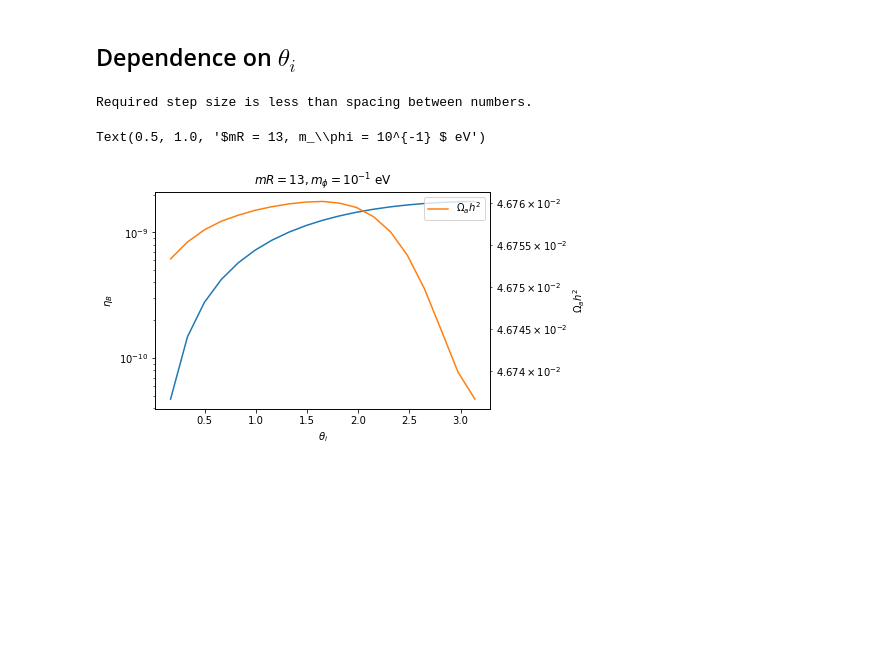
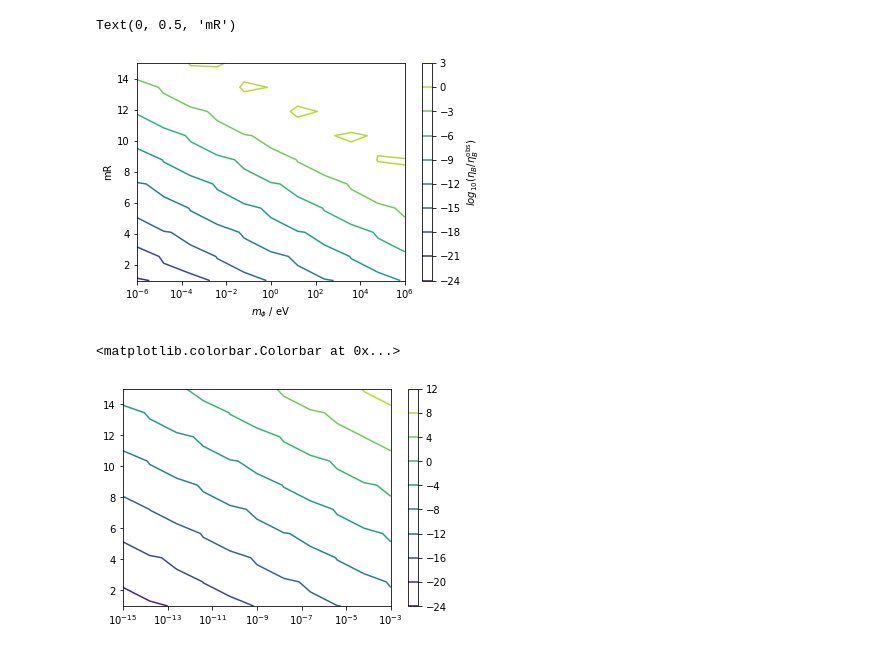
Before and after one commit to anna-jana/masters-project, a Jupyter notebook: transport_eq_in_time/clockwork.ipynb, the cells around one changed output. Cells and saved outputs as stored; diff of their text form; code cells hidden in the pictures; blank space fills up the shorter version.

Commit message:
clockwork asymmetry works at least basically

```diff
--- a/transport_eq_in_time/clockwork.ipynb
+++ b/transport_eq_in_time/clockwork.ipynb
@@ -90,7 +4,7 @@ plt.yticks(fontsize=15);
 # %%
-N = 30
-m_phi_range = np.geomspace(1e-6, 1e6, N) * 1e-9 # [GeV]
-mR_range = np.linspace(0, 15, N)
+N = 10
+m_phi_range = np.geomspace(1e-6, 1e6, N + 1) * 1e-9 # [GeV]
+mR_range = np.linspace(1, 15, N)
 sim_f_eff = f_eff = 1e13
 H_inf = 1e8
-Gamma_phi = H_inf
+Gamma_inf = H_inf
@@ -117,4 +47,0 @@ Wall time: 8min 36s
-# %%
-filename = "clockwork.pkl"
-#util.save_data(filename, obs, m_phi_range, mR_range, f_eff, H_inf, Gamma_phi)
-obs, m_phi_range, mR_range, f_eff, H_inf, Gamma_phi = util.load_data(filename)
@@ -227,25 +48,18 @@ plt.colorbar().set_label("log_10(Omega_a / Omega_DM)")
-# %% [markdown]
-## Dependence on $\theta_i$
-# %%
-theta_range = np.linspace(0, np.pi - 1e-3, 20)
-mR = 13
-m_phi = 1e-1 * 1e-9
-f_eff = 1e13
-Gamma_phi = H_inf = 1e8
-obs_theta = np.array([clock_work_axion.compute_observables(m_phi, mR, f_eff, Gamma_phi, H_inf, theta_i=theta_i) for theta_i in theta_range])
-# %% [output]
-Required step size is less than spacing between numbers.
-# %%
-eta_B_theta, Omega_a_h_sq_theta = obs_theta.T
-plt.semilogy(theta_range, eta_B_theta, label=eta_label, color="tab:blue")
-plt.xlabel("$\\theta_i$")
-plt.ylabel(eta_label)
-ax_twin = plt.gca().twinx()
-ax_twin.set_yscale("log")
-ax_twin.plot(theta_range, Omega_a_h_sq_theta, label=Omega_label, color="tab:orange")
-ax_twin.set_ylabel(Omega_label)
-plt.legend()
-plt.title(f"$mR = {mR}, m_\\phi = {util.latex_exponential_notation(m_phi * 1e9, 2)} $ eV")
-# %% [output]
-Text(0.5, 1.0, '$mR = 13, m_\\phi = 10^{-1} $ eV')
-[figure, removed]
+# %%
+eta_observed = 6e-10 # from paper
+plt.figure()
+plt.contour(m_phi_range * 1e9, mR_range, np.log10(eta / eta_observed))
+plt.xscale("log")
+plt.colorbar(label=r"$log_{10}(\eta_B / \eta_B^\mathrm{obs})$")
+plt.xlabel(r"$m_\phi$ / eV")
+plt.ylabel(r"mR")
+# %% [output]
+Text(0, 0.5, 'mR')
+[figure, added]
+# %%
+plt.contour(m_phi_range, mR_range, np.log10(m_phi_range[None, :] / calc_eps(mR_range[:, None]) / H_inf))
+plt.xscale("log")
+plt.colorbar()
+# %% [output]
+<matplotlib.colorbar.Colorbar at 0x...>
+[figure, added]
```
Also changed, not shown: parts of 25 cells of this notebook, 13 other files.
